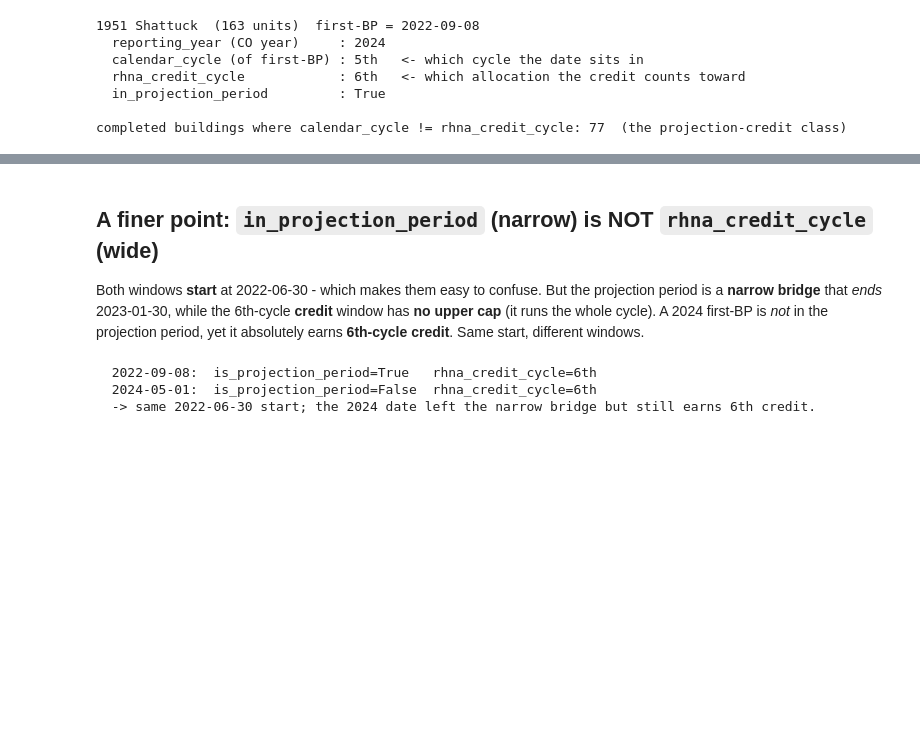
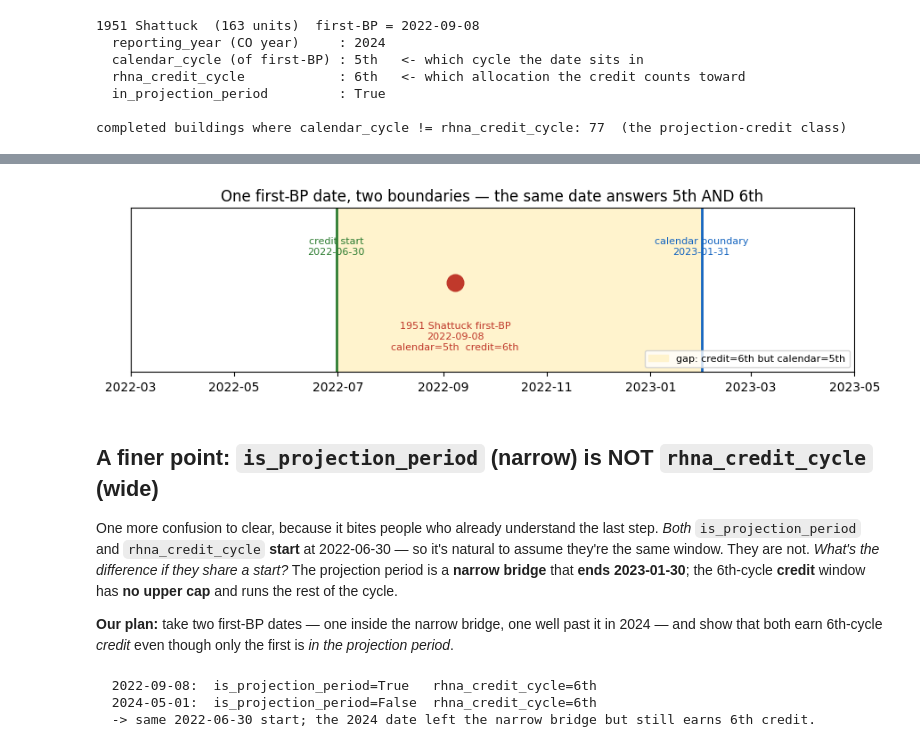
Before and after one commit to blockXblock/berkeley-housing-analysis, a Jupyter notebook: notebooks/curriculum/JN5_year_cycle.ipynb, the cells around one changed output, grey strips where cells are left out. Saved outputs shown, nothing was run; the diff lists cells and outputs as text; code cells hidden in the pictures; blank space fills up the shorter version.

```diff
--- a/notebooks/curriculum/JN5_year_cycle.ipynb
+++ b/notebooks/curriculum/JN5_year_cycle.ipynb
@@ -180,7 +263,34 @@ completed buildings where calendar_cycle != rhna_credit_cycle: 77  (the projecti
+# %%
+import matplotlib.pyplot as plt
+import matplotlib.dates as mdates
+from datetime import date
+# put ONE date (1951 Shattuck's first-BP, already computed) on a timeline between the two boundaries
+_credit_start = date(2022, 6, 30)     # rhna_credit_cycle flips to 6th here
+_cal_boundary = date(2023, 1, 31)     # cycle_for_date flips to 6th here
+_cal_ans = cycle_for_date(first_bp)             # read the already-computed answers
+_credit_ans = rhna_credit_cycle(first_bp)
+fig, ax = plt.subplots(figsize=(9, 2.6))
+ax.axvspan(_credit_start, _cal_boundary, color='#fff3cd', label='gap: credit=6th but calendar=5th')
+for bdate, lab, col in [(_credit_start, 'credit start\n2022-06-30', '#2e7d32'),
+                        (_cal_boundary, 'calendar boundary\n2023-01-31', '#1565c0')]:
+    ax.axvline(bdate, color=col, lw=2)
+    ax.text(bdate, 1.18, lab, ha='center', va='bottom', fontsize=8, color=col)
+ax.scatter([first_bp], [1.0], s=180, color='#c0392b', zorder=5)
+ax.text(first_bp, 0.74, f'1951 Shattuck first-BP\n{first_bp}\ncalendar={_cal_ans}  credit={_credit_ans}',
+        ha='center', va='top', fontsize=8, color='#c0392b')
+ax.set_ylim(0.4, 1.5); ax.set_yticks([])
+ax.set_xlim(date(2022, 3, 1), date(2023, 5, 1))
+ax.xaxis.set_major_formatter(mdates.DateFormatter('%Y-%m'))
+ax.set_title('One first-BP date, two boundaries — the same date answers 5th AND 6th')
+ax.legend(loc='lower right', fontsize=8); plt.tight_layout(); plt.show()
+# %% [output]
+[figure, added]
 # %% [markdown]
-## A finer point: `in_projection_period` (narrow) is NOT `rhna_credit_cycle` (wide)
+## A finer point: `is_projection_period` (narrow) is NOT `rhna_credit_cycle` (wide)
 
-Both windows **start** at 2022-06-30 - which makes them easy to confuse. But the projection period is a **narrow bridge** that *ends* 2023-01-30, while the 6th-cycle **credit** window has **no upper cap** (it runs the whole cycle). A 2024 first-BP is *not* in the projection period, yet it absolutely earns **6th-cycle credit**. Same start, different windows.
+One more confusion to clear, because it bites people who already understand the last step. *Both* `is_projection_period` and `rhna_credit_cycle` **start** at 2022-06-30 — so it's natural to assume they're the same window. They are not. *What's the difference if they share a start?* The projection period is a **narrow bridge** that **ends 2023-01-30**; the 6th-cycle **credit** window has **no upper cap** and runs the rest of the cycle.
+
+**Our plan:** take two first-BP dates — one inside the narrow bridge, one well past it in 2024 — and show that both earn 6th-cycle *credit* even though only the first is *in the projection period*.
 # %%
 from datetime import date
 for d in [date(2022, 9, 8), date(2024, 5, 1)]:
```
Also changed, not shown: parts of 13 cells of this notebook, 6 other files.
